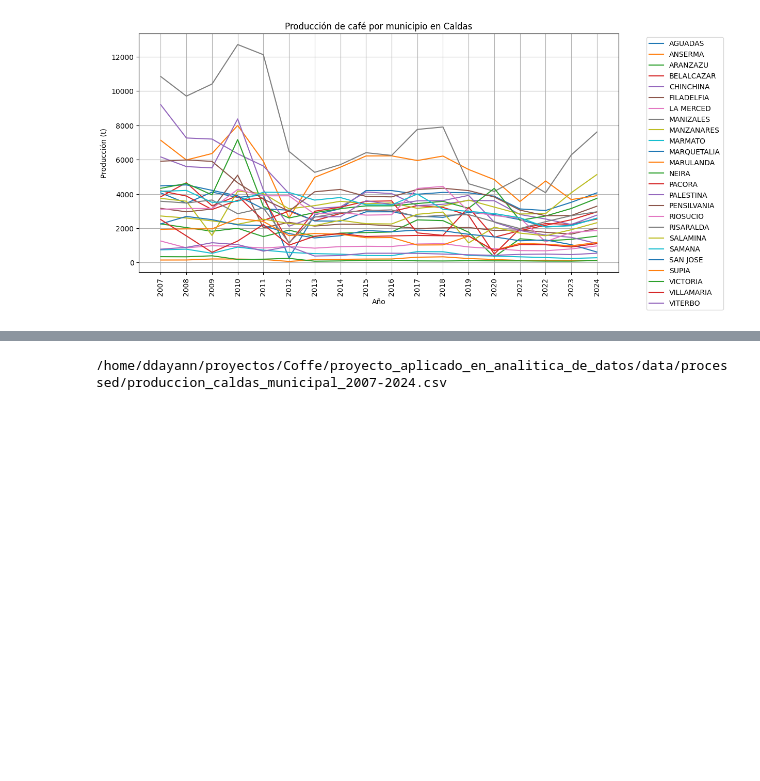
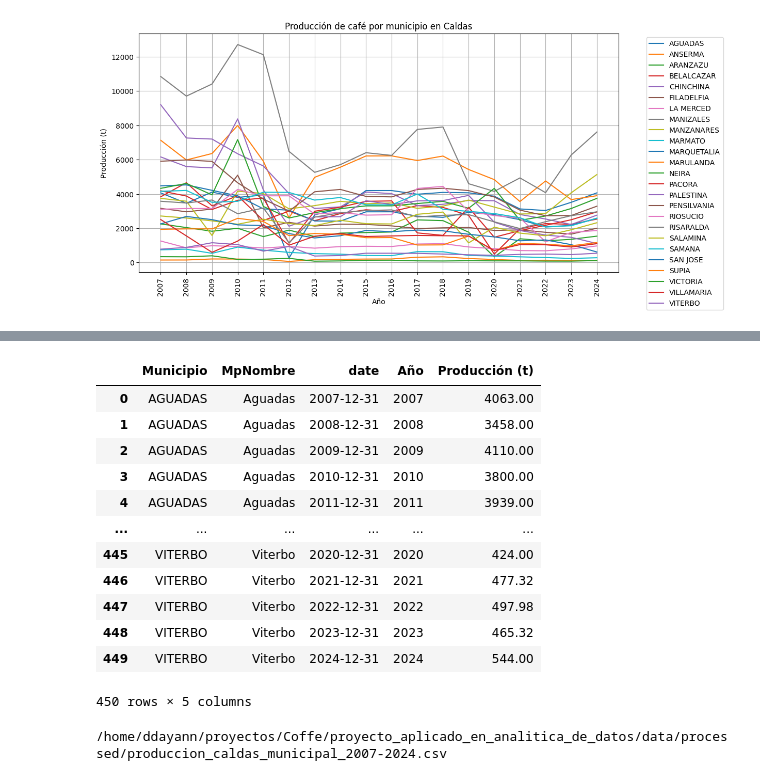
Before and after one commit to danieloliv44/proyecto_aplicado_en_analitica_de_datos, a Jupyter notebook: notebooks/preprocesamiento/Prod_mes_2007-2024.ipynb, the cells around one changed output, grey strips where cells are left out. Drawn from its saved outputs; the diff is of its cells as text; code cells hidden in the pictures; blank space fills up the shorter version.

```diff
--- a/notebooks/preprocesamiento/Prod_mes_2007-2024.ipynb
+++ b/notebooks/preprocesamiento/Prod_mes_2007-2024.ipynb
@@ -321,0 +346,5 @@ plt.show()
+# %%
+# Cargar base
+municipios = pd.read_csv(path_municipios, encoding="utf-8-sig")
+print("Base municipios:", municipios.shape)
+municipios.head(5)
@@ -322,3 +359,32 @@ plt.show()
+# %%
+produccion_municipio = produccion_municipio.merge(
+    municipios[["MUNICIPIO", "MpNombre"]],
+    left_on="Municipio",
+    right_on="MUNICIPIO",
+    how="left"
+)
+# %%
+produccion_municipio["date"] = pd.to_datetime(
+    produccion_municipio["Año"].astype(str) + "-12-31"
+)
+# %%
+produccion_municipio = produccion_municipio[["Municipio", "MpNombre", "date", "Año", "Producción (t)"]]
+# %%
+produccion_municipio
+# %% [output]
+|  | Municipio | MpNombre | date | Año | Producción (t) |
+| 0 | AGUADAS | Aguadas | 2007-12-31 | 2007 | 4063.00 |
+| 1 | AGUADAS | Aguadas | 2008-12-31 | 2008 | 3458.00 |
+| 2 | AGUADAS | Aguadas | 2009-12-31 | 2009 | 4110.00 |
+| 3 | AGUADAS | Aguadas | 2010-12-31 | 2010 | 3800.00 |
+| 4 | AGUADAS | Aguadas | 2011-12-31 | 2011 | 3939.00 |
+| ... | ... | ... | ... | ... | ... |
+| 445 | VITERBO | Viterbo | 2020-12-31 | 2020 | 424.00 |
+| 446 | VITERBO | Viterbo | 2021-12-31 | 2021 | 477.32 |
+| 447 | VITERBO | Viterbo | 2022-12-31 | 2022 | 497.98 |
+| 448 | VITERBO | Viterbo | 2023-12-31 | 2023 | 465.32 |
+| 449 | VITERBO | Viterbo | 2024-12-31 | 2024 | 544.00 |
+450 rows × 5 columns
 # %%
 PROJECT_ROOT = Path().resolve().parents[1]
 output_path = PROJECT_ROOT / "data" / "processed" / "produccion_caldas_municipal_2007-2024.csv"
```
Also changed, not shown: parts of 4 cells of this notebook, 1 other file.
